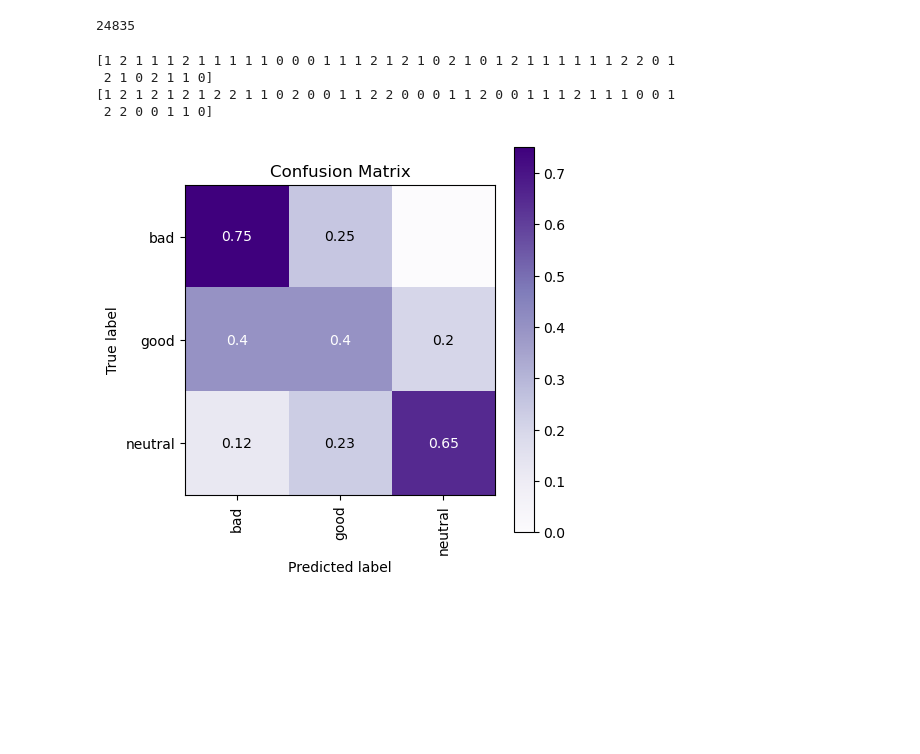
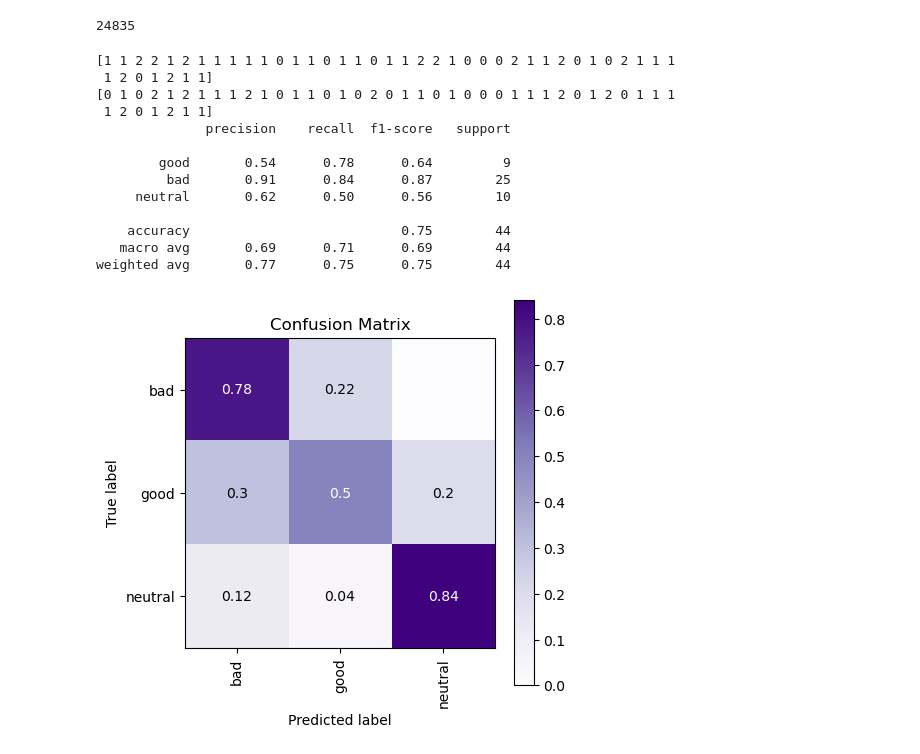
Before and after one commit to iociveteres/Voice-Recorder, a Jupyter notebook: whole_audio_torch.ipynb, the cells around one changed output. Cells and saved outputs as stored; diff of their text form; code cells hidden in the pictures; blank space fills up the shorter version.

```diff
--- a/whole_audio_torch.ipynb
+++ b/whole_audio_torch.ipynb
@@ -167,7 +167,7 @@ def collate_fn(batch):
 
     return tensors.to(device), targets.to(device)
 
-batch_size = 4
+batch_size = 8
 train_loader = torch.utils.data.DataLoader(
     train_set,
     shuffle=True,
@@ -363,11 +363,12 @@ target_classes = {0:"bad", 1:"neutral", 2:"good"}
 import numpy as np
 
 def print_results(Y_actual, Y_preds, target_names):
-    from sklearn.metrics import confusion_matrix
+    from sklearn.metrics import confusion_matrix, classification_report
     import scikitplot as skplt
     import matplotlib.pyplot as plt
 
-
+    tcs = ["good", "bad", "neutral"]
+    print(classification_report(Y_actual, Y_preds, target_names=tcs))
     skplt.metrics.plot_confusion_matrix([target_classes[i] for i in Y_actual], [target_classes[i] for i in Y_preds],
                                         normalize=True,
                                         title="Confusion Matrix",
@@ -382,35 +383,44 @@ def make_predictions(model):
 
     model.eval()
     correct = 0
 
     with torch.no_grad():
        for data, target in test_loader:
         data = data.to(device)
         target = target.to(device)
 
         predicted_label = model(data)
 
         Y_preds.append(predicted_label)
         Y_shuffled.append(target)
 
     Y_preds, Y_shuffled = torch.cat(Y_preds), torch.cat(Y_shuffled)
 
     a = F.softmax(Y_preds, dim=-1).argmax(dim=-1).detach().cpu().numpy()
     b = []
     for i in list(a):
        b.append(i[0])
     a = np.array(b)
 
     return Y_shuffled.detach().cpu().numpy(), a
 
 
 Y_actual, Y_preds = make_predictions(model)
 print(Y_actual)
 print(Y_preds)
 print_results(Y_actual, Y_preds, target_classes)
 # %% [output]
-[1 2 1 1 1 2 1 1 1 1 1 0 0 0 1 1 1 2 1 2 1 0 2 1 0 1 2 1 1 1 1 1 1 2 2 0 1
- 2 1 0 2 1 1 0]
-[1 2 1 2 1 2 1 2 2 1 1 0 2 0 0 1 1 2 2 0 0 0 1 1 2 0 0 1 1 1 2 1 1 1 0 0 1
- 2 2 0 0 1 1 0]
+[1 1 2 2 1 2 1 1 1 1 1 0 1 1 0 1 1 0 1 1 2 2 1 0 0 0 2 1 1 2 0 1 0 2 1 1 1
+ 1 2 0 1 2 1 1]
+[0 1 0 2 1 2 1 1 1 2 1 0 1 1 0 1 0 2 0 1 1 0 1 0 0 0 1 1 1 2 0 1 2 0 1 1 1
+ 1 2 0 1 2 1 1]
+              precision    recall  f1-score   support
+
+        good       0.54      0.78      0.64         9
+         bad       0.91      0.84      0.87        25
+     neutral       0.62      0.50      0.56        10
+
+    accuracy                           0.75        44
+   macro avg       0.69      0.71      0.69        44
+weighted avg       0.77      0.75      0.75        44
-[figure, old version]
+[figure, new version]
```
Also changed, not shown: parts of 5 cells of this notebook, 3 other files.
